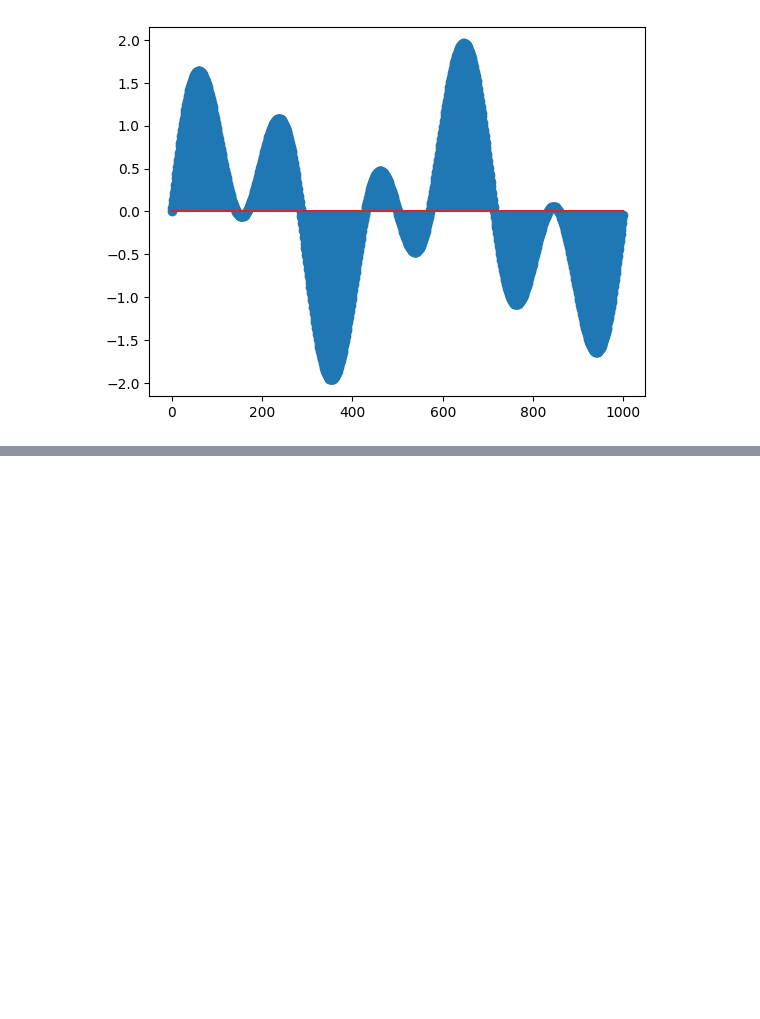
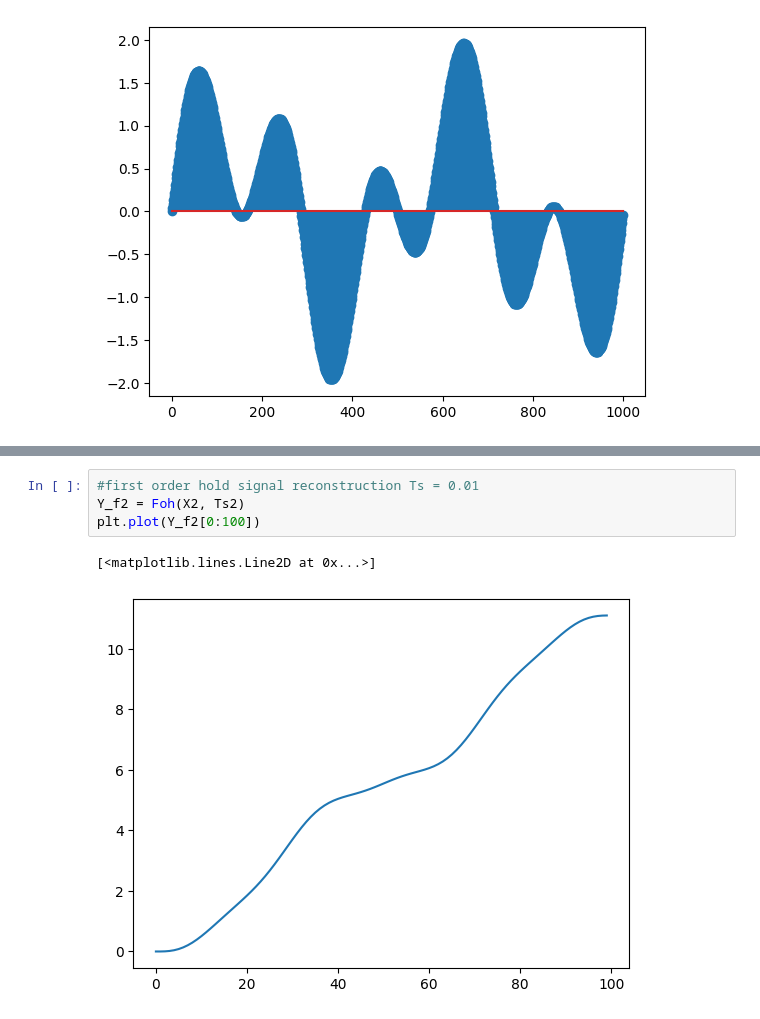
Before and after one commit to ParasKore2003/DSP, a Jupyter notebook: lab3.ipynb, the cells around one changed output, grey strips where cells are left out. Drawn from its saved outputs; the diff is of its cells as text; blank space fills up the shorter version.

```diff
--- a/lab3.ipynb
+++ b/lab3.ipynb
@@ -138,0 +89,7 @@ plt.plot(Y_f3)
+# %%
+#first order hold signal reconstruction Ts = 0.01
+Y_f2 = Foh(X2, Ts2)
+plt.plot(Y_f2[0:100])
+# %% [output]
+[<matplotlib.lines.Line2D at 0x...>]
+[figure, added]
```
Also changed, not shown: parts of 10 cells of this notebook.
